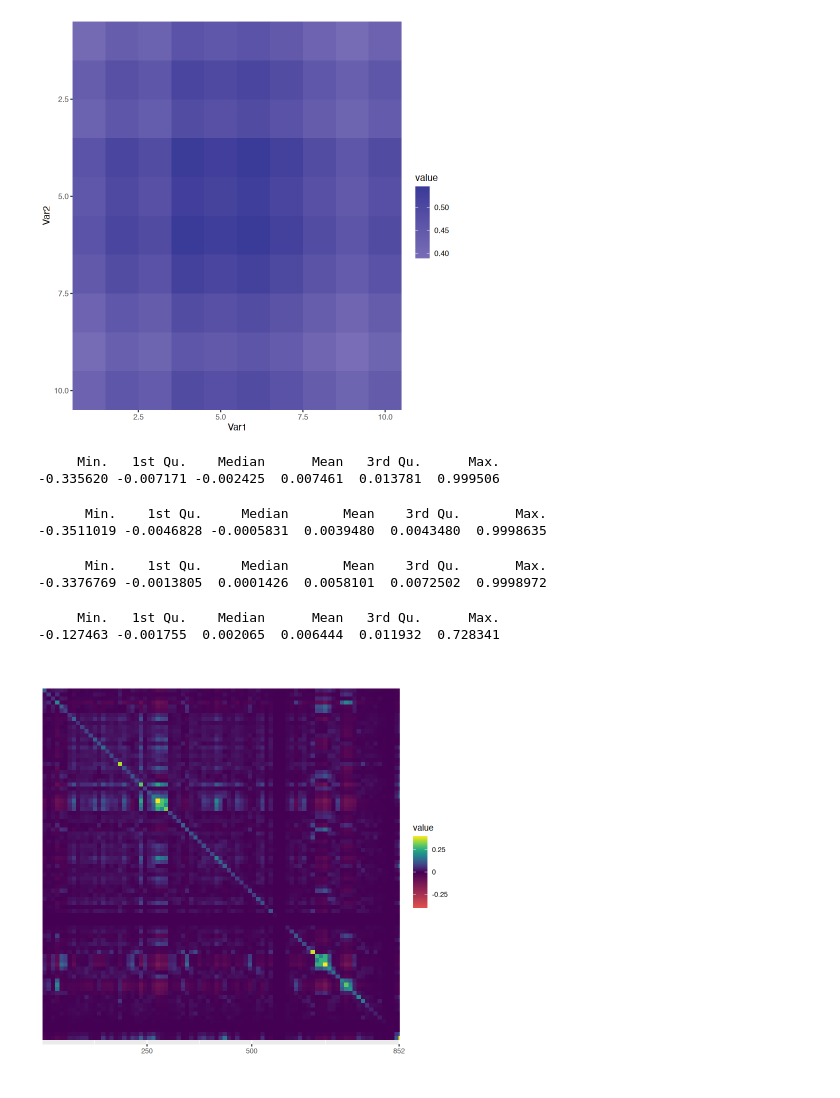
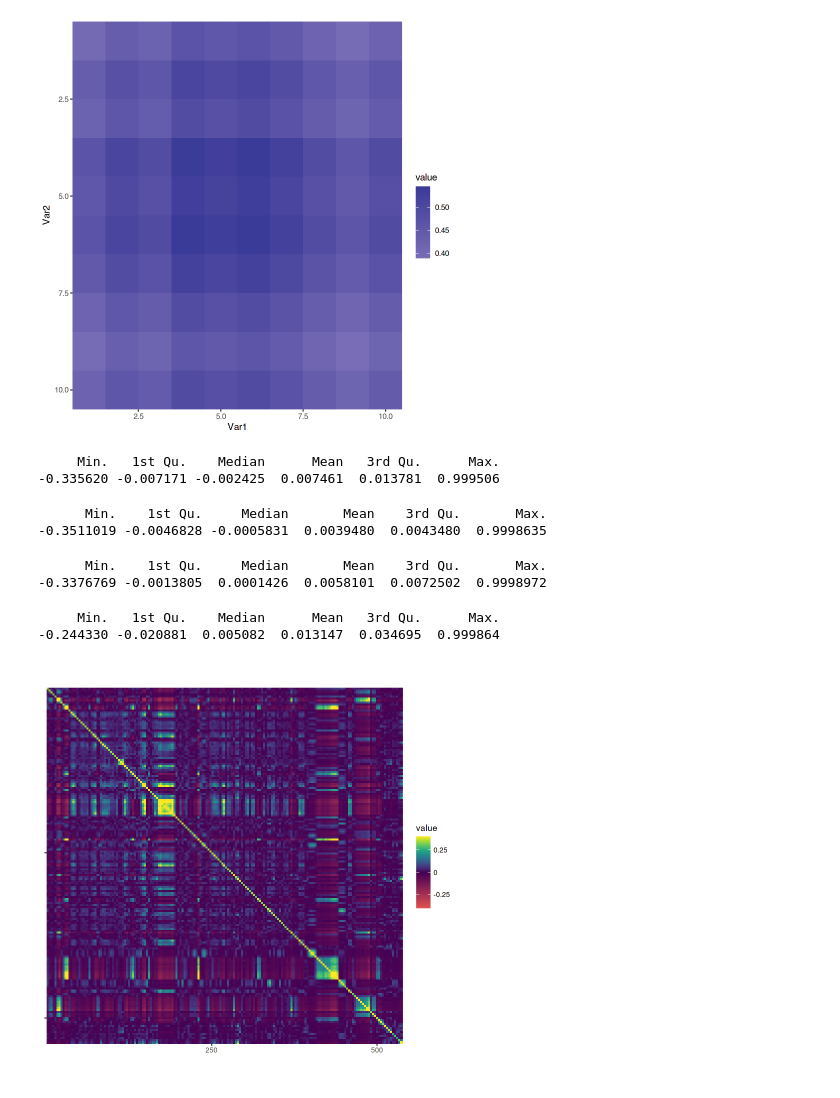
Before and after one commit to ringw/spcaFeaturesDrosophila, a Jupyter notebook: figure/FigS1.ipynb, the cells around one changed output. Drawn from its saved outputs; the diff is of its cells as text; code cells hidden in the pictures.

```diff
--- a/figure/FigS1.ipynb
+++ b/figure/FigS1.ipynb
@@ -59,9 +59,10 @@ print(
 8 FetalMuscle             8
 9 Placenta                5
 # %%
+tar_load(human.cell.landscape.spca)
 spca <- list(
-  AscendingColon = subset(human.cell.landscape.select.k, label == "AdultAscendingColon" & k == 5)$model[[1]],
-  Cerebellum = subset(human.cell.landscape.select.k, label == "AdultCerebellum" & k == 7)$model[[1]],
-  Pancreas = subset(human.cell.landscape.select.k, label == "AdultPancreas" & k == 10)$model[[1]]
+  AscendingColon = subset(human.cell.landscape.spca, label == "AdultAscendingColon")$model[[1]],
+  Cerebellum = subset(human.cell.landscape.spca, label == "AdultCerebellum")$model[[1]],
+  Pancreas = subset(human.cell.landscape.spca, label == "AdultPancreas")$model[[1]]
 )
 # %%
@@ -98,6 +99,14 @@ genelist <- names(which(gene_expl_var(objs[[1]][["pca"]]) >= 0.1)) %>%
   union(rownames(spca[[1]]@feature.loadings)[rowAnys(spca[[1]]@feature.loadings[, 1:3] != 0)]) %>%
   union(rownames(spca[[2]]@feature.loadings)[rowAnys(spca[[2]]@feature.loadings[, 1:3] != 0)]) %>%
   union(rownames(spca[[3]]@feature.loadings)[rowAnys(spca[[3]]@feature.loadings[, 1:3] != 0)])
+genelist_separate <- list(
+  names(which(gene_expl_var(objs[[1]][["pca"]]) >= 0.1)) %>%
+    union(rownames(spca[[1]]@feature.loadings)[rowAnys(spca[[1]]@feature.loadings[, 1:3] != 0)]),
+  names(which(gene_expl_var(objs[[2]][["pca"]]) >= 0.1)) %>%
+    union(rownames(spca[[2]]@feature.loadings)[rowAnys(spca[[2]]@feature.loadings[, 1:3] != 0)]),
+  names(which(gene_expl_var(objs[[3]][["pca"]]) >= 0.1)) %>%
+    union(rownames(spca[[3]]@feature.loadings)[rowAnys(spca[[3]]@feature.loadings[, 1:3] != 0)])
+)
 print(tibble(genelist))
 dendro <- objs %>%
   sapply(
@@ -117,4 +126,9 @@ dendro <- objs %>%
   as.dendrogram()
 head(labels(dendro))
 genelist <- genelist[order.dendrogram(dendro)]
+genelist_separate <- genelist_separate %>%
+  sapply(
+    \(v) v[order(match(v, genelist))],
+    simplify=FALSE
+  )
 # %% [output]
@@ -141,4 +155,10 @@ Warning message:
 [1] "SVIP" "MT1M" "MT1X" "MT1E" "MT2A" "XBP1"
+# %%
+genelist_separate <- genelist_separate %>%
+  sapply(
+    \(v) v[order(match(v, genelist))],
+    simplify=FALSE
+  )
 # %%
 rownames(spca[[1]]@feature.loadings)[rowAnys(spca[[1]]@feature.loadings[, 1:3] != 0)] %>% intersect(genelist)
 # %% [output]
@@ -215,7 +242,7 @@ spca[[sample]]@feature.loadings[, PC] %>% subset(. != 0) %>%
 # %% [output]
 [figure]
 # %%
-grab_genelist <- function(covar) {
+grab_genelist <- function(covar, genelist) {
   covar[
     match(genelist, rownames(covar)),
     match(genelist, rownames(covar))
@@ -223,7 +250,8 @@ grab_genelist <- function(covar) {
     replace(!is.finite(.), 0) %>%
     matrix(nrow = nrow(.), dimnames = rep(list(genelist), 2))
 }
-plot_covar <- function(covar, legend=T, breaks=c(250, 500, length(genelist)), as_tiles=FALSE, pix=10, squish=TRUE) {
+plot_covar <- function(covar, legend=T, breaks=c(250, 500, length(genelist)), labels=waiver(), as_tiles=FALSE, pix=3, squish=TRUE) {
+  legend.position <- if (legend) "right" else "none"
   Var1x <- seq((pix + 1) / 2, nrow(covar) + pix / 2, by=pix)
   Var2y <- seq((pix + 1) / 2, ncol(covar) + pix / 2, by=pix)
   data <- covar %>%
@@ -255,39 +283,39 @@ plot_covar <- function(covar, legend=T, breaks=c(250, 500, length(genelist)), as
       breaks = c(-0.25, 0, 0.25, 0.5, 0.75, 1),
       labels = as.numeric,
       oob = if (squish) scales::squish else scales::censor,
     ) +
-    scale_x_continuous(breaks=breaks) +
+    scale_x_continuous(breaks=breaks, labels=labels) +
     scale_y_reverse(breaks=breaks, labels=rep("", length(breaks))) +
     coord_cartesian(
       c(0.5, nrow(covar) + 0.5),
-      c(0.5, ncol(covar) + 0.5),
+      c(ncol(covar) + 0.5, 0.5),
       exp=F
     ) +
     labs(x = NULL, y = NULL) +
     theme(
       aspect.ratio = 1,
       axis.text = element_text(size = unit(8, "pt")),
       legend.text = element_text(size = unit(8, "pt")),
       legend.title = element_text(size = unit(10, "pt")),
-      legend.position = if (legend) "right" else "none"
+      legend.position = legend.position
     )
 }
 summary(as.numeric(objs[[1]]@misc$covar))
 summary(as.numeric(objs[[2]]@misc$covar))
 summary(as.numeric(objs[[3]]@misc$covar))
 objs[[2]]@misc$covar %>%
-  grab_genelist() %>%
+  grab_genelist(genelist_separate[[2]]) %>%
   plot_covar()
 # %% [output]
      Min.   1st Qu.    Median      Mean   3rd Qu.      Max.
 -0.335620 -0.007171 -0.002425  0.007461  0.013781  0.999506
       Min.    1st Qu.     Median       Mean    3rd Qu.       Max.
 -0.3511019 -0.0046828 -0.0005831  0.0039480  0.0043480  0.9998635
       Min.    1st Qu.     Median       Mean    3rd Qu.       Max.
 -0.3376769 -0.0013805  0.0001426  0.0058101  0.0072502  0.9998972
      Min.   1st Qu.    Median      Mean   3rd Qu.      Max.
--0.127463 -0.001755  0.002065  0.006444  0.011932  0.728341
+-0.244330 -0.020881  0.005082  0.013147  0.034695  0.999864
-[figure, old version]
+[figure, new version]
 # %%
 resizeBrightSpots <- \(v, width = 3) {
   if (is.matrix(v)) {
```
Also changed, not shown: parts of 19 cells of this notebook, 1 other file.
